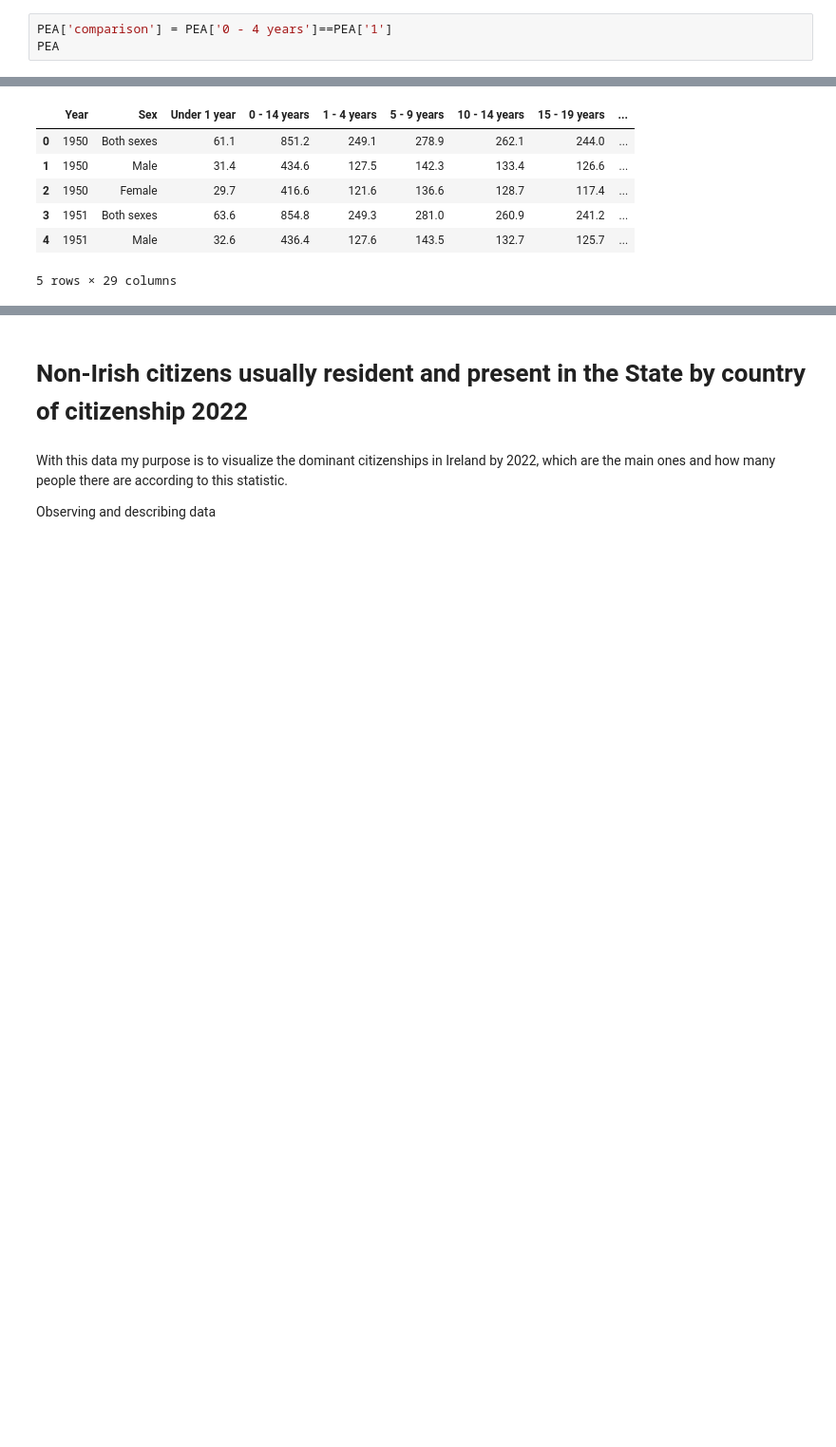
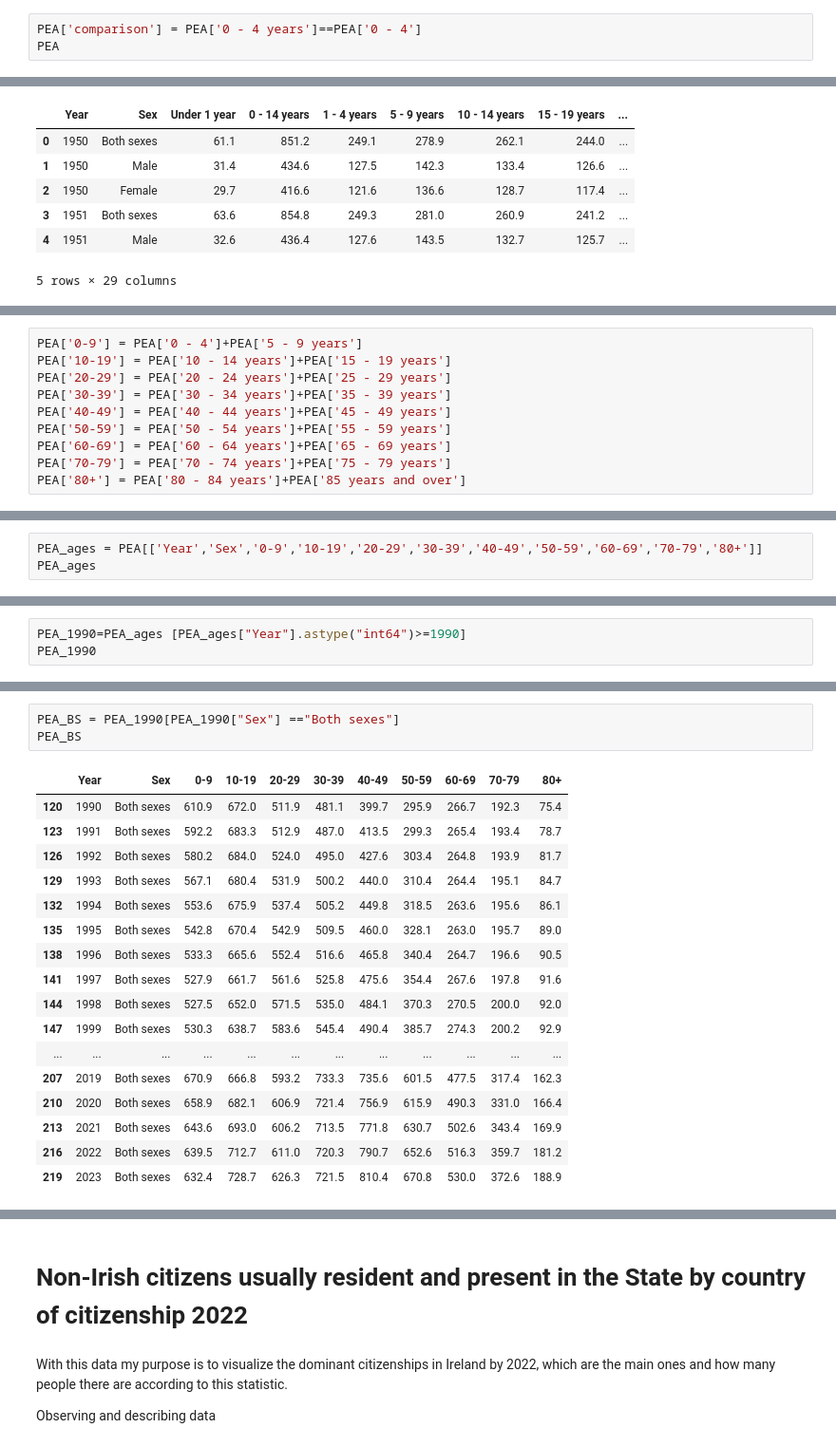
Before and after one commit to diagarmar29/Population-in-Ireland.-1st-Assesment, a Jupyter notebook: Population in Ireland.ipynb, the cells around one changed output, grey strips where cells are left out. Shown at 95% size. Cells and saved outputs as stored; diff of their text form; blank space fills up the shorter version.

```diff
--- a/Population in Ireland.ipynb
+++ b/Population in Ireland.ipynb
@@ -544,7 +295,7 @@ PEA
 | 221 | 2023 | Female | 28.3 | 144.6 | 495.1 | 116.3 | 165.2 | 185.3 | ... |
 222 rows × 30 columns
 # %%
-PEA['comparison'] = PEA['0 - 4 years']==PEA['1']
+PEA['comparison'] = PEA['0 - 4 years']==PEA['0 - 4']
 PEA
 # %% [output]
 |  | Year | Sex | Under 1 year | 0 - 4 years | 0 - 14 years | 1 - 4 years | 5 - 9 years | 10 - 14 years | ... |
@@ -623,0 +415,10 @@ PEA.head()
+# %%
+PEA['0-9'] = PEA['0 - 4']+PEA['5 - 9 years']
+PEA['10-19'] = PEA['10 - 14 years']+PEA['15 - 19 years']
+PEA['20-29'] = PEA['20 - 24 years']+PEA['25 - 29 years']
+PEA['30-39'] = PEA['30 - 34 years']+PEA['35 - 39 years']
+PEA['40-49'] = PEA['40 - 44 years']+PEA['45 - 49 years']
+PEA['50-59'] = PEA['50 - 54 years']+PEA['55 - 59 years']
+PEA['60-69'] = PEA['60 - 64 years']+PEA['65 - 69 years']
+PEA['70-79'] = PEA['70 - 74 years']+PEA['75 - 79 years']
+PEA['80+'] = PEA['80 - 84 years']+PEA['85 years and over']
@@ -623,0 +435,3 @@ PEA.head()
+# %%
+PEA_ages = PEA[['Year','Sex','0-9','10-19','20-29','30-39','40-49','50-59','60-69','70-79','80+']]
+PEA_ages
@@ -623,0 +452,3 @@ PEA.head()
+# %%
+PEA_1990=PEA_ages [PEA_ages["Year"].astype("int64")>=1990]
+PEA_1990
@@ -623,0 +469,21 @@ PEA.head()
+# %%
+PEA_BS = PEA_1990[PEA_1990["Sex"] =="Both sexes"]
+PEA_BS
+# %% [output]
+|  | Year | Sex | 0-9 | 10-19 | 20-29 | 30-39 | 40-49 | 50-59 | 60-69 | 70-79 | 80+ |
+| 120 | 1990 | Both sexes | 610.9 | 672.0 | 511.9 | 481.1 | 399.7 | 295.9 | 266.7 | 192.3 | 75.4 |
+| 123 | 1991 | Both sexes | 592.2 | 683.3 | 512.9 | 487.0 | 413.5 | 299.3 | 265.4 | 193.4 | 78.7 |
+| 126 | 1992 | Both sexes | 580.2 | 684.0 | 524.0 | 495.0 | 427.6 | 303.4 | 264.8 | 193.9 | 81.7 |
+| 129 | 1993 | Both sexes | 567.1 | 680.4 | 531.9 | 500.2 | 440.0 | 310.4 | 264.4 | 195.1 | 84.7 |
+| 132 | 1994 | Both sexes | 553.6 | 675.9 | 537.4 | 505.2 | 449.8 | 318.5 | 263.6 | 195.6 | 86.1 |
+| 135 | 1995 | Both sexes | 542.8 | 670.4 | 542.9 | 509.5 | 460.0 | 328.1 | 263.0 | 195.7 | 89.0 |
+| 138 | 1996 | Both sexes | 533.3 | 665.6 | 552.4 | 516.6 | 465.8 | 340.4 | 264.7 | 196.6 | 90.5 |
+| 141 | 1997 | Both sexes | 527.9 | 661.7 | 561.6 | 525.8 | 475.6 | 354.4 | 267.6 | 197.8 | 91.6 |
+| 144 | 1998 | Both sexes | 527.5 | 652.0 | 571.5 | 535.0 | 484.1 | 370.3 | 270.5 | 200.0 | 92.0 |
+| 147 | 1999 | Both sexes | 530.3 | 638.7 | 583.6 | 545.4 | 490.4 | 385.7 | 274.3 | 200.2 | 92.9 |
+| ... | ... | ... | ... | ... | ... | ... | ... | ... | ... | ... | ... |
+| 207 | 2019 | Both sexes | 670.9 | 666.8 | 593.2 | 733.3 | 735.6 | 601.5 | 477.5 | 317.4 | 162.3 |
+| 210 | 2020 | Both sexes | 658.9 | 682.1 | 606.9 | 721.4 | 756.9 | 615.9 | 490.3 | 331.0 | 166.4 |
+| 213 | 2021 | Both sexes | 643.6 | 693.0 | 606.2 | 713.5 | 771.8 | 630.7 | 502.6 | 343.4 | 169.9 |
+| 216 | 2022 | Both sexes | 639.5 | 712.7 | 611.0 | 720.3 | 790.7 | 652.6 | 516.3 | 359.7 | 181.2 |
+| 219 | 2023 | Both sexes | 632.4 | 728.7 | 626.3 | 721.5 | 810.4 | 670.8 | 530.0 | 372.6 | 188.9 |
```
Also changed, not shown: parts of 93 cells of this notebook.
